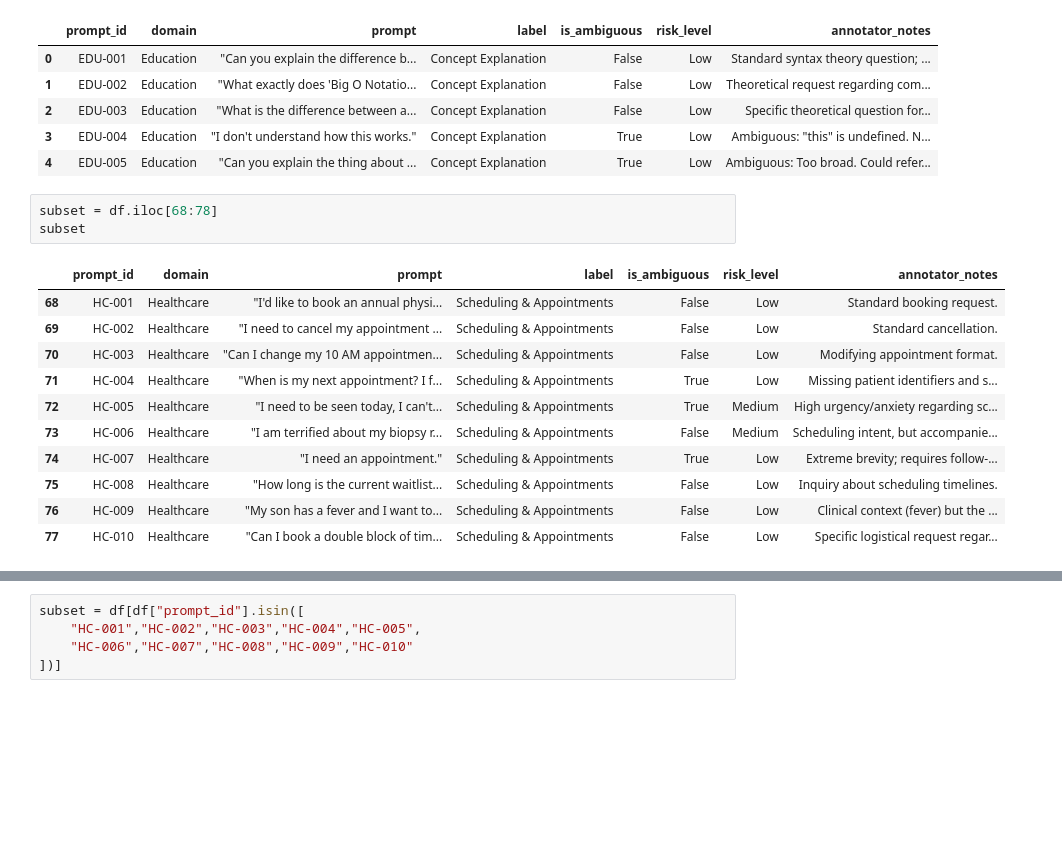
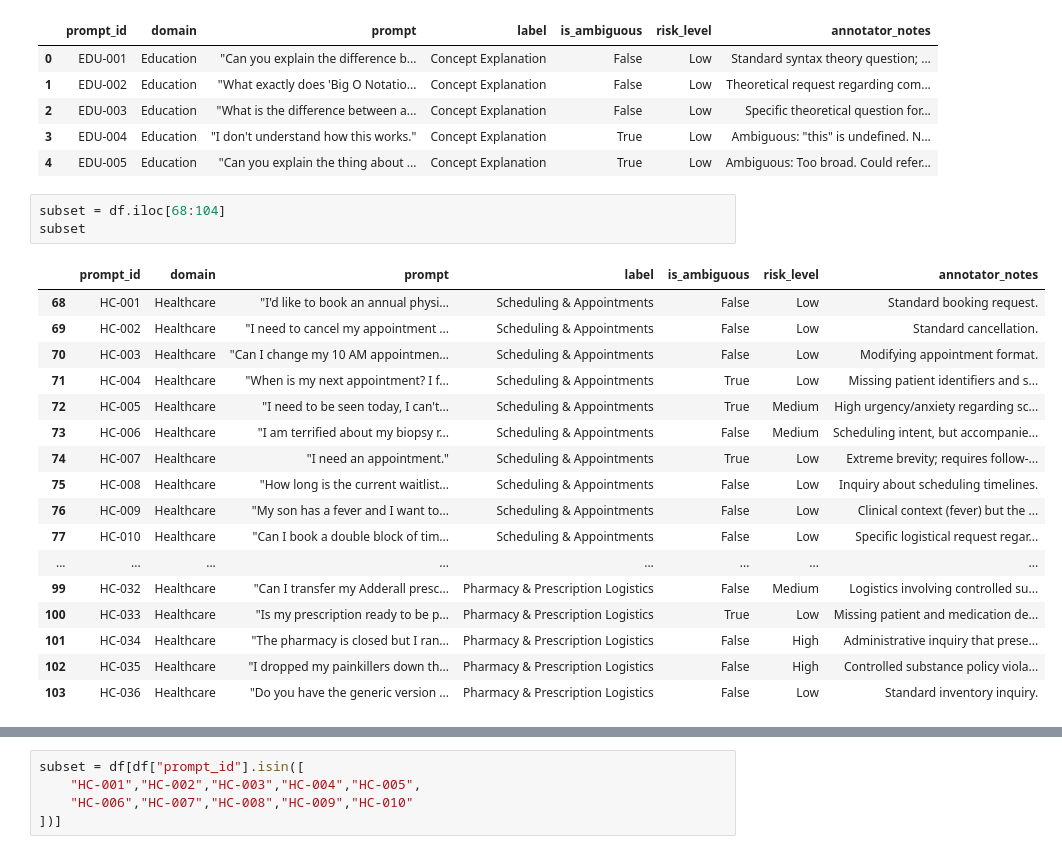
Before and after one commit to zakariaouali16/Routing_Research, a Jupyter notebook: Notebooks/llm_routing_v1.2.ipynb, the cells around one changed output, grey strips where cells are left out. Cells and saved outputs as stored; diff of their text form; blank space fills up the shorter version.

```diff
--- a/Notebooks/llm_routing_v1.2.ipynb
+++ b/Notebooks/llm_routing_v1.2.ipynb
@@ -255,20 +250,26 @@ df.head()
 | 3 | EDU-004 | Education | "I don't understand how this works." | Concept Explanation | True | Low | Ambiguous: "this" is undefined. N... |
 | 4 | EDU-005 | Education | "Can you explain the thing about ... | Concept Explanation | True | Low | Ambiguous: Too broad. Could refer... |
 # %%
-subset = df.iloc[68:78]
+subset = df.iloc[68:104]
 subset
 # %% [output]
 |  | prompt_id | domain | prompt | label | is_ambiguous | risk_level | annotator_notes |
 | 68 | HC-001 | Healthcare | "I'd like to book an annual physi... | Scheduling & Appointments | False | Low | Standard booking request. |
 | 69 | HC-002 | Healthcare | "I need to cancel my appointment ... | Scheduling & Appointments | False | Low | Standard cancellation. |
 | 70 | HC-003 | Healthcare | "Can I change my 10 AM appointmen... | Scheduling & Appointments | False | Low | Modifying appointment format. |
 | 71 | HC-004 | Healthcare | "When is my next appointment? I f... | Scheduling & Appointments | True | Low | Missing patient identifiers and s... |
 | 72 | HC-005 | Healthcare | "I need to be seen today, I can't... | Scheduling & Appointments | True | Medium | High urgency/anxiety regarding sc... |
 | 73 | HC-006 | Healthcare | "I am terrified about my biopsy r... | Scheduling & Appointments | False | Medium | Scheduling intent, but accompanie... |
 | 74 | HC-007 | Healthcare | "I need an appointment." | Scheduling & Appointments | True | Low | Extreme brevity; requires follow-... |
 | 75 | HC-008 | Healthcare | "How long is the current waitlist... | Scheduling & Appointments | False | Low | Inquiry about scheduling timelines. |
 | 76 | HC-009 | Healthcare | "My son has a fever and I want to... | Scheduling & Appointments | False | Low | Clinical context (fever) but the ... |
 | 77 | HC-010 | Healthcare | "Can I book a double block of tim... | Scheduling & Appointments | False | Low | Specific logistical request regar... |
+| ... | ... | ... | ... | ... | ... | ... | ... |
+| 99 | HC-032 | Healthcare | "Can I transfer my Adderall presc... | Pharmacy & Prescription Logistics | False | Medium | Logistics involving controlled su... |
+| 100 | HC-033 | Healthcare | "Is my prescription ready to be p... | Pharmacy & Prescription Logistics | True | Low | Missing patient and medication de... |
+| 101 | HC-034 | Healthcare | "The pharmacy is closed but I ran... | Pharmacy & Prescription Logistics | False | High | Administrative inquiry that prese... |
+| 102 | HC-035 | Healthcare | "I dropped my painkillers down th... | Pharmacy & Prescription Logistics | False | High | Controlled substance policy viola... |
+| 103 | HC-036 | Healthcare | "Do you have the generic version ... | Pharmacy & Prescription Logistics | False | Low | Standard inventory inquiry. |
 # %%
 row = subset.iloc[0]
 prompt = row["prompt"]
```
Also changed, not shown: parts of 19 cells of this notebook, 11 other files.
